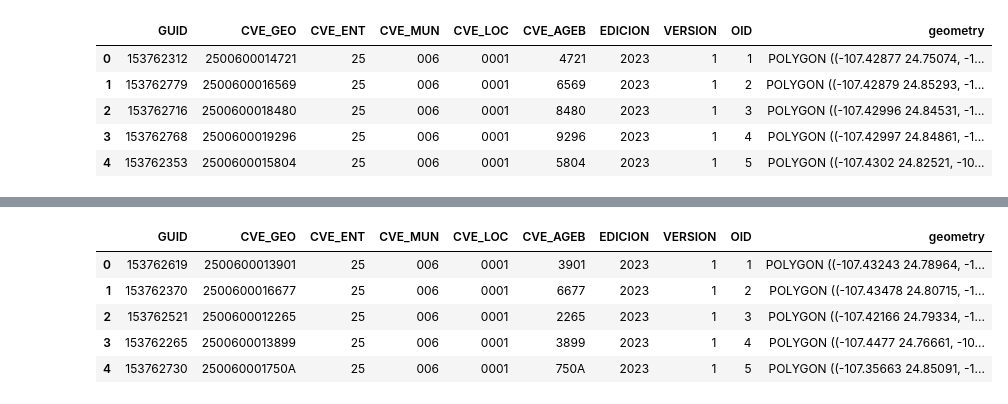
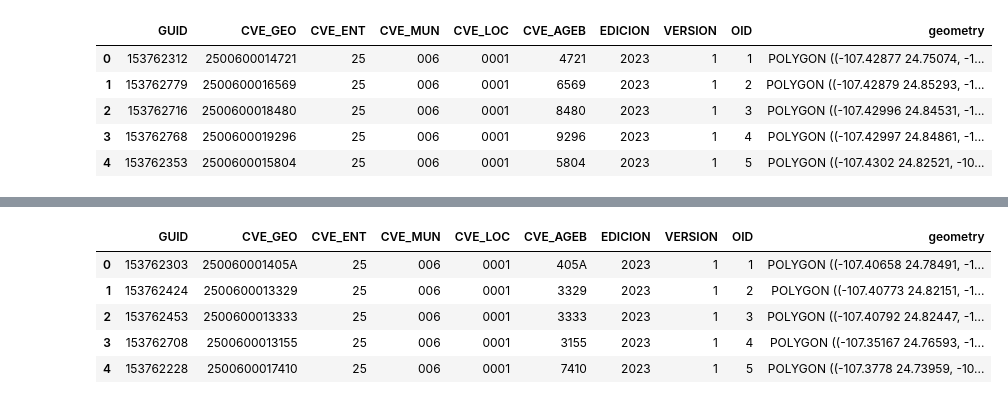
Before and after one commit to ivanps/AGEB_Nanostore, a Jupyter notebook: AGEB Locator.ipynb, the cells around one changed output, grey strips where cells are left out. Cells and saved outputs as stored; diff of their text form; code cells hidden in the pictures.

```diff
--- a/AGEB Locator.ipynb
+++ b/AGEB Locator.ipynb
@@ -3,9 +4,10 @@
 # %%
 import geopandas as gpd
 import pandas as pd
+import matplotlib.pyplot as plt
 
 # Read shapefile in folder AGEB Urbano
-gdf = gpd.read_file('AGEB Urbano/2023_25006_A09112024_0057.shp')
+gdf = gpd.read_file('AGEBs/2023_25006_A09112024_0057.shp')
 gdf.head()
 # %% [output]
 |  | GUID | CVE_GEO | CVE_ENT | CVE_MUN | CVE_LOC | CVE_AGEB | EDICION | VERSION | OID | geometry |
@@ -27,0 +28,5 @@ gdf2.head()
+# %%
+# Read Nanostore information
+df0 = pd.read_csv('Nanostores_location.csv')
+df = df0[['Nombre de la Unidad Económica', 'Nombre de asentamiento humano', 'Código Postal', 'Área geoestadística básica ', 'Latitud', 'Longitud']]
+df.head()
@@ -27,0 +40,5 @@ gdf2.head()
+# %%
+# Use geopandas to create a GeoDataFrame of the location of nanostores
+gdf2 = gpd.GeoDataFrame(df, geometry=gpd.points_from_xy(df.Longitud, df.Latitud))
+gdf2.crs = gdf.crs
+gdf2.head()
@@ -47,6 +81,9 @@ gdf2.head()
 # Get a list of unique values of poly_idx. Eliminate duplicates and non-numbers
 poly_list = [idx for idx in gdf2['poly_idx'].unique() if pd.notna(idx)]
 # Plot the polygons listed in gdf2 in the column poly_idx
-gdf.iloc[poly_list].plot()
+fig, ax = plt.subplots(figsize=(10, 10))
+gdfs = gdf.iloc[poly_list]
+gdfs.plot(ax=ax, color='lightgrey')
+gdf2.plot(ax=ax, color='red', markersize=5)
 # %% [output]
 <Axes: >
@@ -66,15 +103,15 @@ df.head()
 # %%
-# Select shapefile that has only the polygons in poly_list.
-gdfs = gdf.iloc[poly_list].sort_values(by='OID').reset_index(drop=True)
+# Sort gdfs by OID and reset index to open shapefile with INEGI's software
+gdfs = gdfs.sort_values(by='OID').reset_index(drop=True)
 # Modify OID to list from 1 to len(gdfs)
 gdfs['OID'] = gdfs.index + 1
 gdfs.head()
 # %% [output]
 |  | GUID | CVE_GEO | CVE_ENT | CVE_MUN | CVE_LOC | CVE_AGEB | EDICION | VERSION | OID | geometry |
-| 0 | 153762619 | 2500600013901 | 25 | 006 | 0001 | 3901 | 2023 | 1 | 1 | POLYGON ((-107.43243 24.78964, -1... |
-| 1 | 153762370 | 2500600016677 | 25 | 006 | 0001 | 6677 | 2023 | 1 | 2 | POLYGON ((-107.43478 24.80715, -1... |
-| 2 | 153762521 | 2500600012265 | 25 | 006 | 0001 | 2265 | 2023 | 1 | 3 | POLYGON ((-107.42166 24.79334, -1... |
-| 3 | 153762265 | 2500600013899 | 25 | 006 | 0001 | 3899 | 2023 | 1 | 4 | POLYGON ((-107.4477 24.76661, -10... |
-| 4 | 153762730 | 250060001750A | 25 | 006 | 0001 | 750A | 2023 | 1 | 5 | POLYGON ((-107.35663 24.85091, -1... |
+| 0 | 153762303 | 250060001405A | 25 | 006 | 0001 | 405A | 2023 | 1 | 1 | POLYGON ((-107.40658 24.78491, -1... |
+| 1 | 153762424 | 2500600013329 | 25 | 006 | 0001 | 3329 | 2023 | 1 | 2 | POLYGON ((-107.40773 24.82151, -1... |
+| 2 | 153762453 | 2500600013333 | 25 | 006 | 0001 | 3333 | 2023 | 1 | 3 | POLYGON ((-107.40792 24.82447, -1... |
+| 3 | 153762708 | 2500600013155 | 25 | 006 | 0001 | 3155 | 2023 | 1 | 4 | POLYGON ((-107.35167 24.76593, -1... |
+| 4 | 153762228 | 2500600017410 | 25 | 006 | 0001 | 7410 | 2023 | 1 | 5 | POLYGON ((-107.3778 24.73959, -10... |
 # %%
 # Save the shapefile
```
Also changed, not shown: parts of 13 cells of this notebook, 29 other files.
